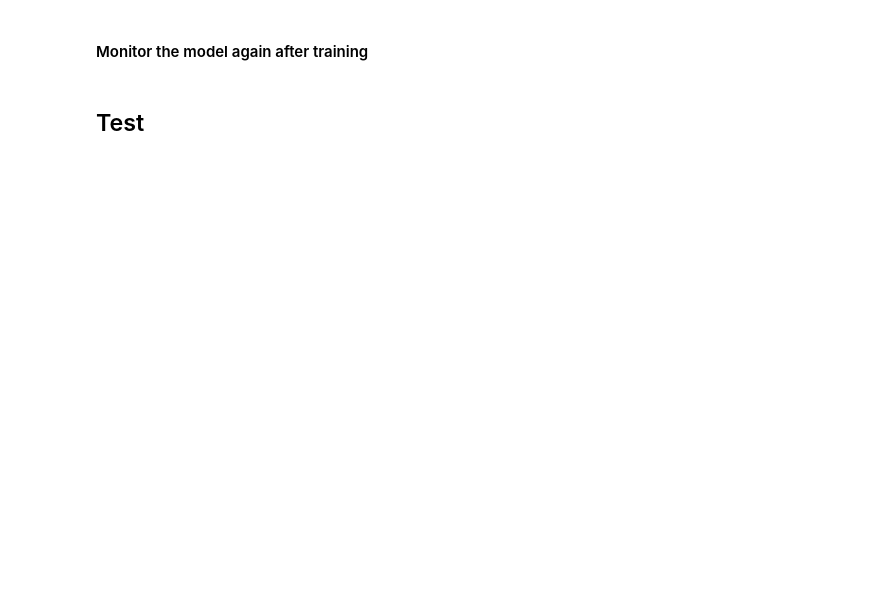
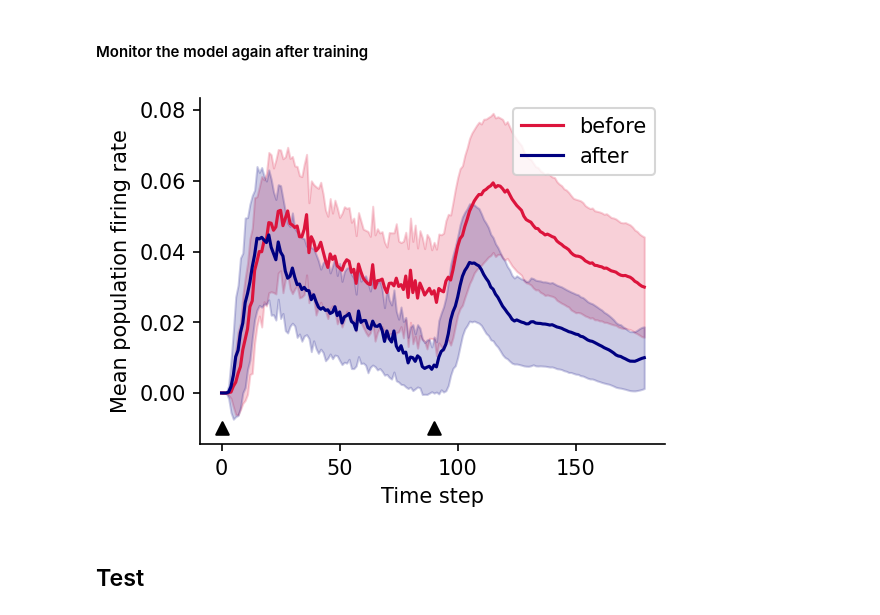
Before and after one commit to fmi-basel/stork, a Jupyter notebook: examples/99_JRJG_FilterCascades_CoRandman.ipynb, the cells around one changed output. Saved outputs shown, nothing was run; the diff lists cells and outputs as text; code cells hidden in the pictures; blank space fills up the shorter version.

```diff
--- a/examples/99_JRJG_FilterCascades_CoRandman.ipynb
+++ b/examples/99_JRJG_FilterCascades_CoRandman.ipynb
@@ -218,0 +217,4 @@ print(results)
+# %%
+before_pop_fr = torch.mean(res[1], dim=(2))
+before_mean_pop_fr = torch.mean(before_pop_fr, dim=(0))
+before_std_pop_fr = torch.std(before_pop_fr, dim=(0))
@@ -251,6 +269,42 @@ total_spikes_per_layer = [torch.sum(res[i]).item() for i in range(1)]
 results["avg_layer_freq"] = [
     nb / len(ds_test) / duration / nb_hidden_units for nb in total_spikes_per_layer
 ]
+# %%
+after_pop_fr = torch.mean(res[1], dim=(2))
+after_mean_pop_fr = torch.mean(after_pop_fr, dim=(0))
+after_std_pop_fr = torch.std(after_pop_fr, dim=(0))
+# %%
+fig = plt.figure(figsize=(4, 3), dpi=150)
+plt.plot(before_mean_pop_fr, color="crimson", label="before")
+plt.fill_between(
+    np.arange(before_mean_pop_fr.shape[0]),
+    before_mean_pop_fr - before_std_pop_fr,
+    before_mean_pop_fr + before_std_pop_fr,
+    color="crimson",
+    alpha=0.2,
+)
+
+
+plt.plot(after_mean_pop_fr, color="navy", label="after")
+plt.fill_between(
+    np.arange(after_mean_pop_fr.shape[0]),
+    after_mean_pop_fr - after_std_pop_fr,
+    after_mean_pop_fr + after_std_pop_fr,
+    color="navy",
+    alpha=0.2,
+)
+
+plt.hlines(0, 0, after_mean_pop_fr.shape[0], linestyle="--", color="black")
+
+
+plt.scatter([0, sample_duration + T_delay], [-0.01, -0.01], color="black", marker="^")
+
+plt.xlabel("Time step")
+plt.ylabel("Mean population firing rate")
+plt.legend(loc="upper right")
+sns.despine()
+# %% [output]
+[figure, added]
 # %% [markdown]
 ## Test
 # %%
```
Also changed, not shown: parts of 19 cells of this notebook.
